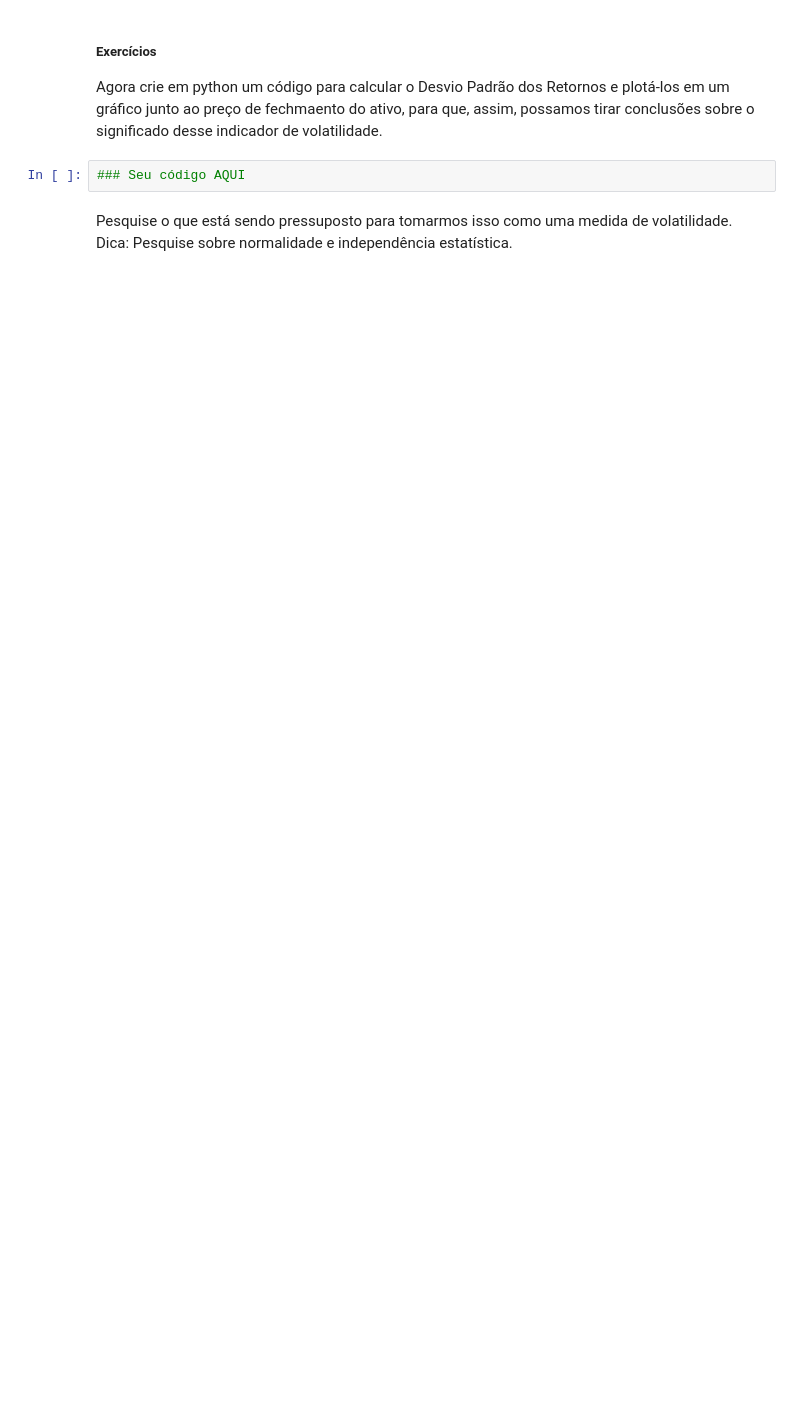
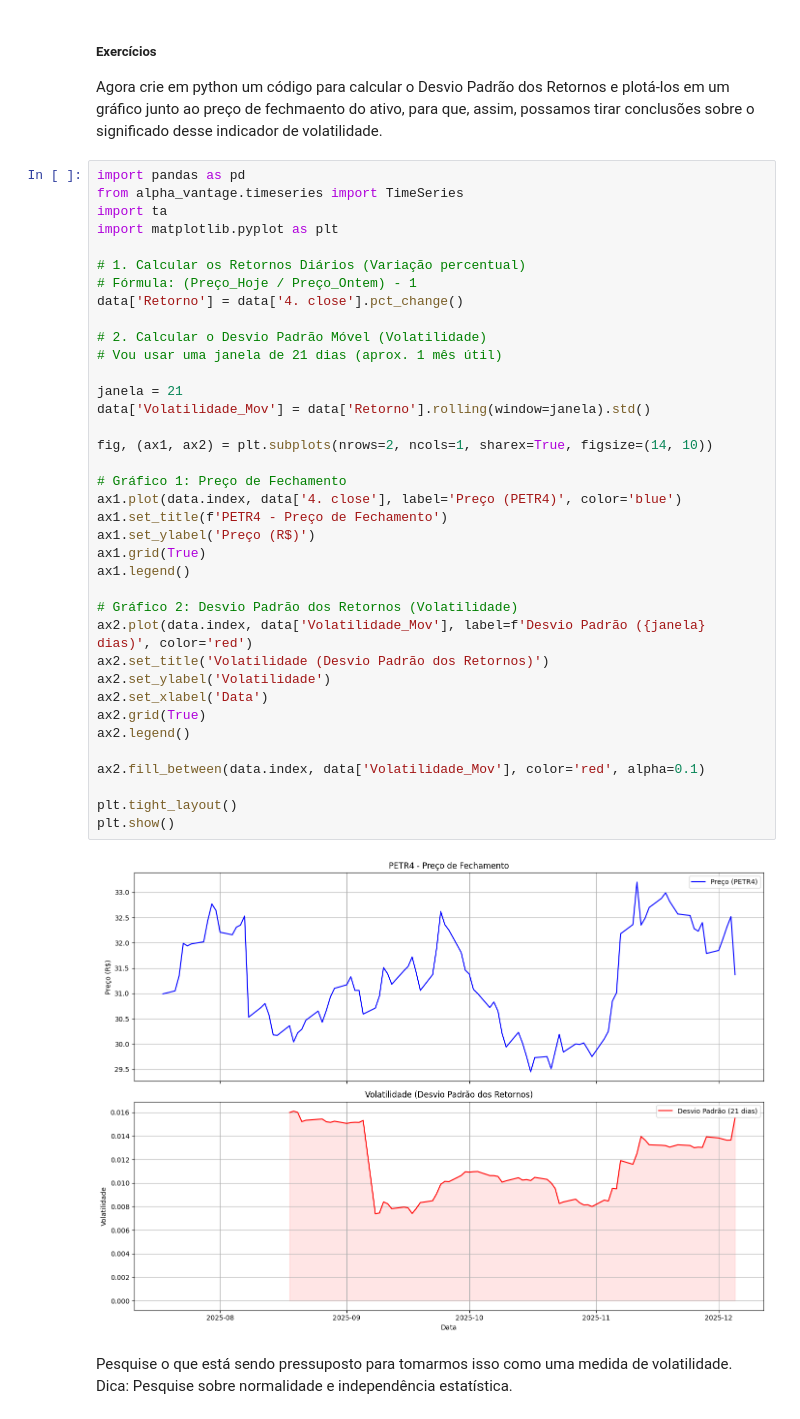
Before and after one commit to AnaBiaGZ/FEAdev-finquant-lab, a Jupyter notebook: Módulo 2 - Análise Quantitativa de Dados Financeiros/Lista 2.2.ipynb, the cells around one changed output. Saved outputs shown, nothing was run; the diff lists cells and outputs as text; blank space fills up the shorter version.

```diff
--- a/Módulo 2 - Análise Quantitativa de Dados Financeiros/Lista 2.2.ipynb
+++ b/Módulo 2 - Análise Quantitativa de Dados Financeiros/Lista 2.2.ipynb
@@ -835,7 +896,44 @@ O Desvio Padrão dos Retornos é um indicador de volatilidade que quantifica a d
 ##### Exercícios
 Agora crie em python um código para calcular o Desvio Padrão dos Retornos e plotá-los em um gráfico junto ao preço de fechmaento do ativo, para que, assim, possamos tirar conclusões sobre o significado desse indicador de volatilidade.
 # %%
-### Seu código AQUI
+import pandas as pd
+from alpha_vantage.timeseries import TimeSeries
+import ta
+import matplotlib.pyplot as plt
+
+# 1. Calcular os Retornos Diários (Variação percentual)
+# Fórmula: (Preço_Hoje / Preço_Ontem) - 1
+data['Retorno'] = data['4. close'].pct_change()
+
+# 2. Calcular o Desvio Padrão Móvel (Volatilidade)
+# Vou usar uma janela de 21 dias (aprox. 1 mês útil)
+
+janela = 21
+data['Volatilidade_Mov'] = data['Retorno'].rolling(window=janela).std()
+
+fig, (ax1, ax2) = plt.subplots(nrows=2, ncols=1, sharex=True, figsize=(14, 10))
+
+# Gráfico 1: Preço de Fechamento
+ax1.plot(data.index, data['4. close'], label='Preço (PETR4)', color='blue')
+ax1.set_title(f'PETR4 - Preço de Fechamento')
+ax1.set_ylabel('Preço (R$)')
+ax1.grid(True)
+ax1.legend()
+
+# Gráfico 2: Desvio Padrão dos Retornos (Volatilidade)
+ax2.plot(data.index, data['Volatilidade_Mov'], label=f'Desvio Padrão ({janela} dias)', color='red')
+ax2.set_title('Volatilidade (Desvio Padrão dos Retornos)')
+ax2.set_ylabel('Volatilidade')
+ax2.set_xlabel('Data')
+ax2.grid(True)
+ax2.legend()
+
+ax2.fill_between(data.index, data['Volatilidade_Mov'], color='red', alpha=0.1)
+
+plt.tight_layout()
+plt.show()
+# %% [output]
+[figure, added]
 # %% [markdown]
 Pesquise o que está sendo pressuposto para tomarmos isso como uma medida de volatilidade.
 Dica: Pesquise sobre normalidade e independência estatística.
```
Also changed, not shown: parts of 17 cells of this notebook.
